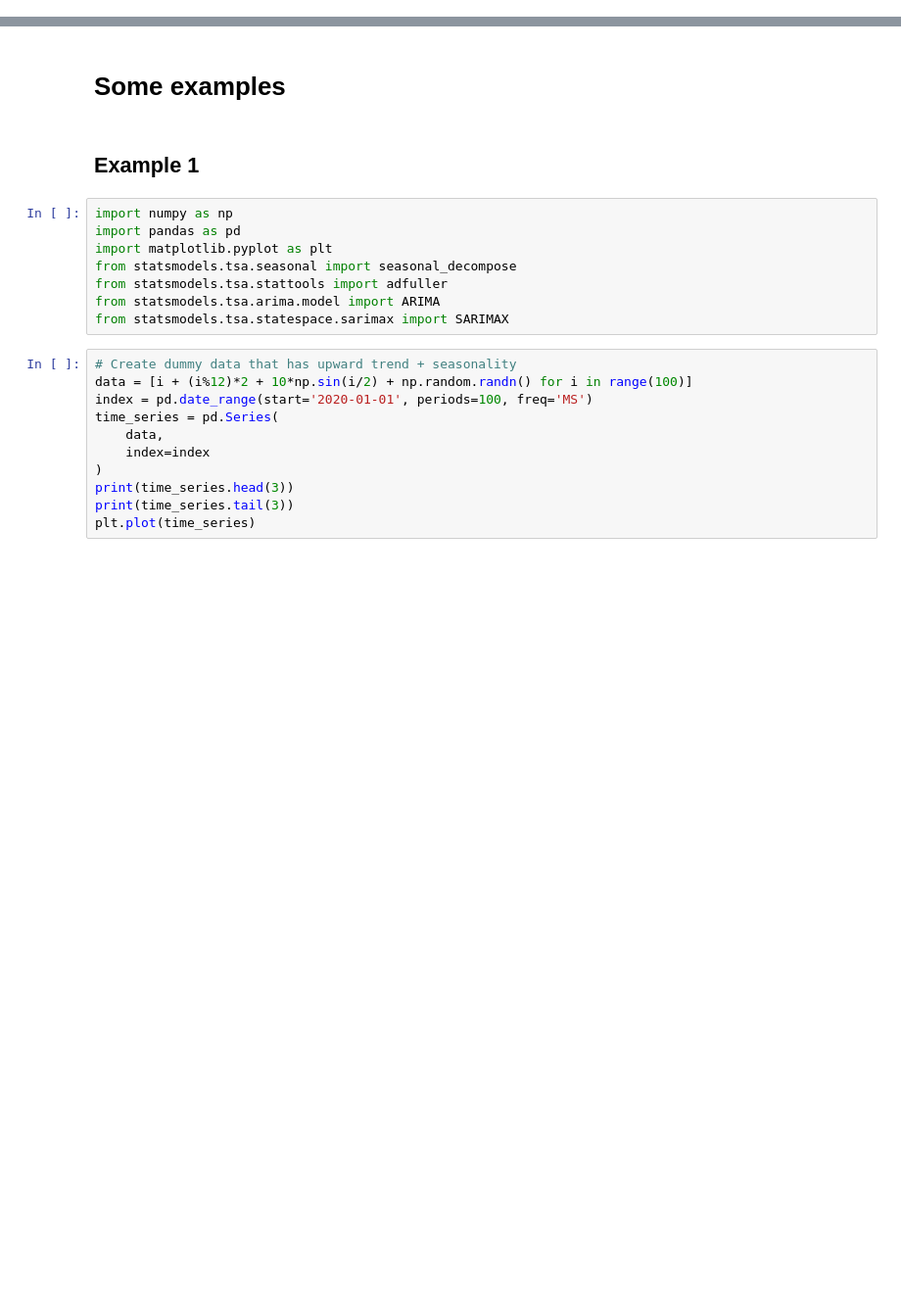
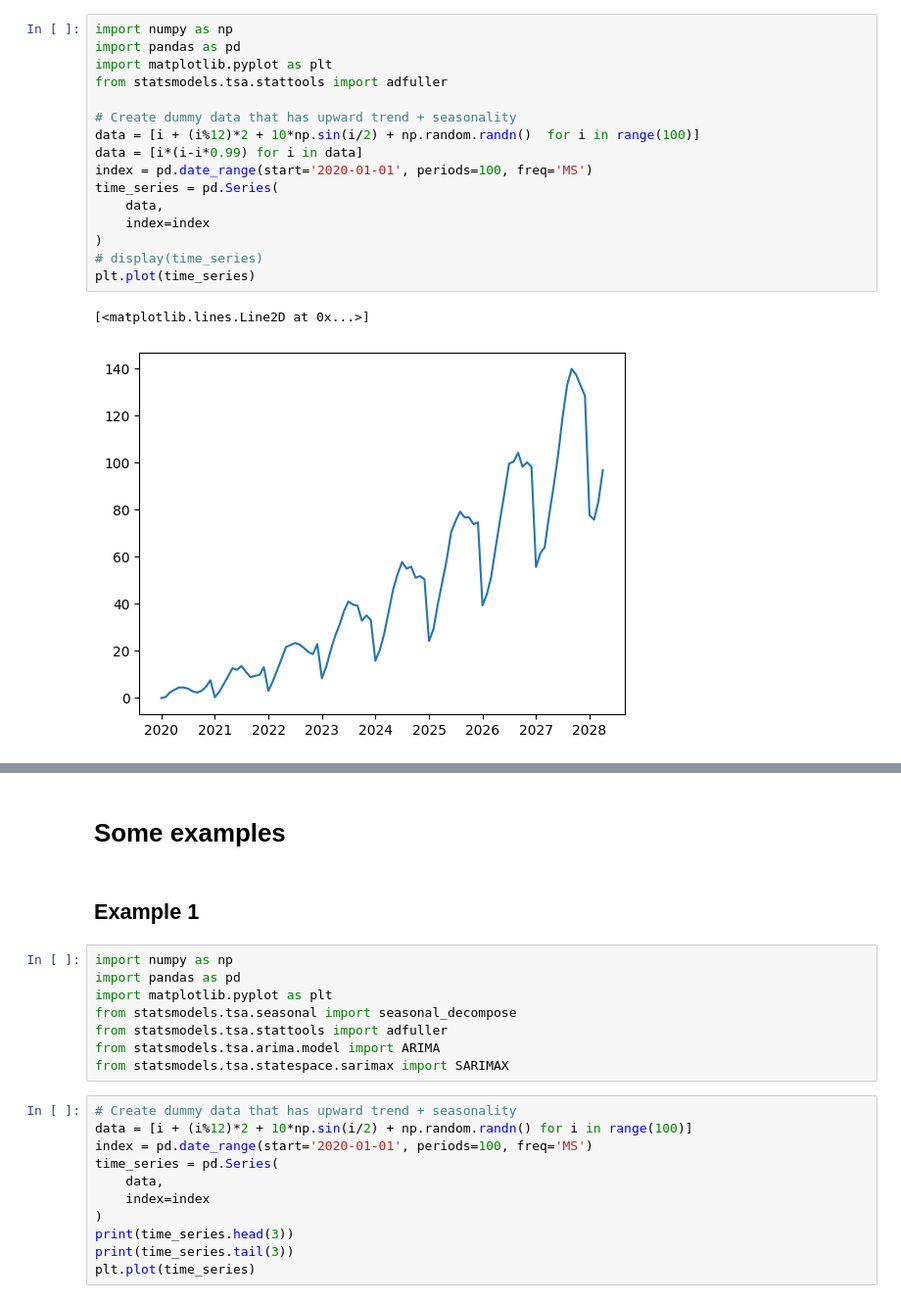
Before and after one commit to EvgeniiZorin/Handbook_Data-Science, a Jupyter notebook: _0_time_series.ipynb, the cells around one changed output, grey strips where cells are left out. Shown at 98% size. Saved outputs shown, nothing was run; the diff lists cells and outputs as text; blank space fills up the shorter version.

```diff
--- a/_0_time_series.ipynb
+++ b/_0_time_series.ipynb
@@ -52,0 +73,19 @@ Test whether a time series is seasonal or not.
+# %%
+import numpy as np
+import pandas as pd
+import matplotlib.pyplot as plt
+from statsmodels.tsa.stattools import adfuller
+
+# Create dummy data that has upward trend + seasonality
+data = [i + (i%12)*2 + 10*np.sin(i/2) + np.random.randn()  for i in range(100)]
+data = [i*(i-i*0.99) for i in data]
+index = pd.date_range(start='2020-01-01', periods=100, freq='MS')
+time_series = pd.Series(
+    data,
+    index=index
+)
+# display(time_series)
+plt.plot(time_series)
+# %% [output]
+[<matplotlib.lines.Line2D at 0x...>]
+[figure, added]
```
Also changed, not shown: parts of 36 cells of this notebook, 2 other files.
